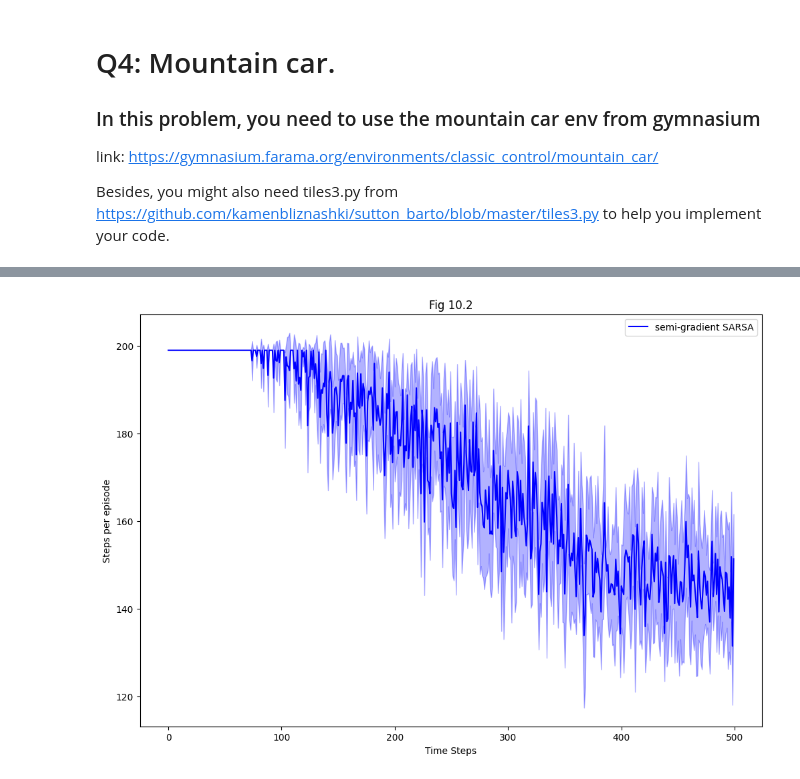
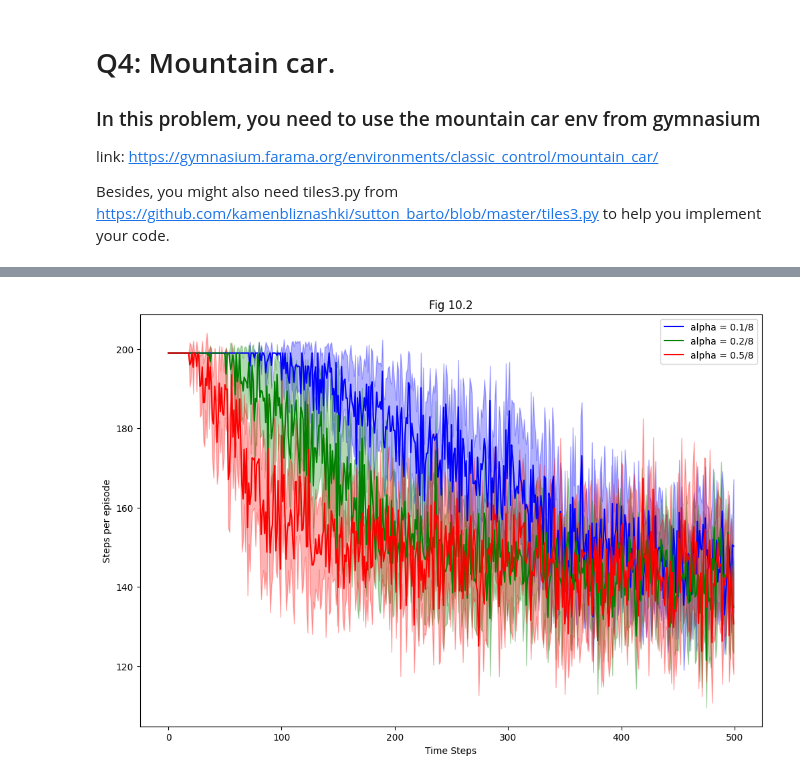
Before and after one commit to arjunjyothieswarb/CS5180, a Jupyter notebook: Assignment7/ex7_24fall.ipynb, the cells around one changed output, grey strips where cells are left out. Saved outputs shown, nothing was run; the diff lists cells and outputs as text; code cells hidden in the pictures.

```diff
--- a/Assignment7/ex7_24fall.ipynb
+++ b/Assignment7/ex7_24fall.ipynb
@@ -183,7 +183,7 @@ class FourRooms(object):
             else:
                 state = next_state
 # %%
-def plot_curves(arr_list, legend_list, color_list, ylabel, fig_title):
+def plot_curves(arr_list, legend_list, color_list, ylabel, fig_title, xlabel="Time Steps"):
     """
     Args:
         arr_list (list): list of results arrays to plot
@@ -199,7 +199,7 @@ def plot_curves(arr_list, legend_list, color_list, ylabel, fig_title):
 
     # PLEASE NOTE: Change the labels for different plots
     ax.set_ylabel(ylabel)
-    ax.set_xlabel("Time Steps")
+    ax.set_xlabel(xlabel)
 
     # ploth results
     h_list = []
@@ -1171,8 +1171,9 @@ class MountainSARSAAgent():
                 G = reward + self.gamma * G
             discounted_returns.append(t)
 
-            if(ep == self.episode_markers[j] and j<5):
-                self.stored_wts[j] = self.weights_fn
-                j += 1
+            if(j<5):
+                if(ep == self.episode_markers[j]):
+                    self.stored_wts[j] = self.weights_fn
+                    j += 1
 
         return discounted_returns
@@ -1277,39 +1269,72 @@ if __name__ == "__main__":
     obs, info = env.reset()
 
     # set the random seed
     np.random.seed(1234)
     random.seed(1234)
 
     # set hyper-parameters
-    params = {
+    params1 = {
         "episode_num": 500,
         "alpha": 0.1/8,
+        "gamma": 0.99,
+        "epsilon": 0.1
+    }
+
+    params2 = {
+        "episode_num": 500,
+        "alpha": 0.2/8,
+        "gamma": 0.99,
+        "epsilon": 0.1
+    }
+
+    params3 = {
+        "episode_num": 500,
+        "alpha": 0.5/8,
         "gamma": 0.99,
         "epsilon": 0.1
     }
 
     # set running trials; You can trial run_trial = 5 to debug
     run_trial = 10
 
     # run experiment for the Tile-based method
-    results_tile = []
+    results_tile1 = []
+    results_tile2 = []
+    results_tile3 = []
 
     # create the environment
     my_env = gym.make("MountainCar-v0")
 
     for _ in range(run_trial):
 
+        # run semi-gradient SARSA with Tile-based method with tile size n = 2
+        my_agent1 = MountainSARSAAgent(my_env, params1)
+        res1 = my_agent1.run()
+
+        # save result for each running trial
+        results_tile1.append(np.array(res1))
+
+    for _ in range(run_trial):
 
         # run semi-gradient SARSA with Tile-based method with tile size n = 2
-        my_agent = MountainSARSAAgent(my_env, params)
-        res = my_agent.run()
+        my_agent2 = MountainSARSAAgent(my_env, params2)
+        res2 = my_agent2.run()
 
         # save result for each running trial
-        results_tile.append(np.array(res))
+        results_tile2.append(np.array(res2))
 
-    plot_curves([np.array(results_tile)],
-            ["semi-gradient SARSA"],
-            ["b"],
+    for _ in range(run_trial):
+
+        # run semi-gradient SARSA with Tile-based method with tile size n = 2
+        my_agent3 = MountainSARSAAgent(my_env, params3)
+        res3 = my_agent3.run()
+
+        # save result for each running trial
+        results_tile3.append(np.array(res3))
+
+    plot_curves([np.array(results_tile1), np.array(results_tile2), np.array(results_tile3)],
+            ["alpha = 0.1/8", "alpha = 0.2/8", "alpha = 0.5/8"],
+            ["b", "g", "r"],
             "Steps per episode", "Fig 10.2")
 # %% [output]
-[figure, old version]
+[figure, new version]
```
Also changed, not shown: parts of 4 cells of this notebook.
